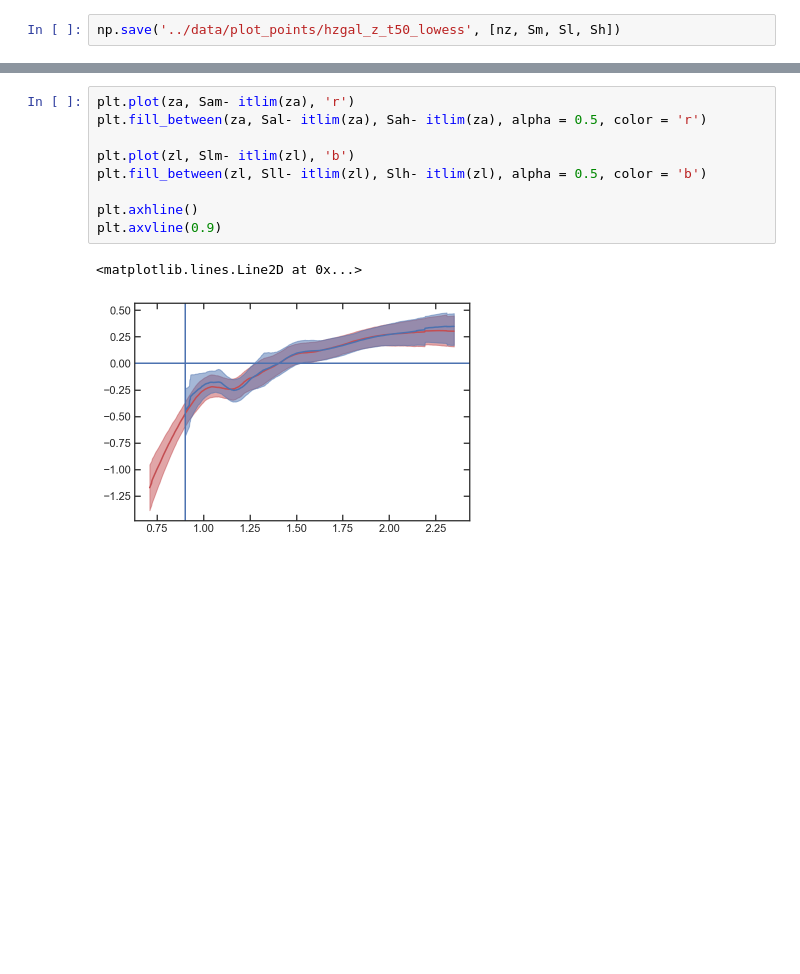
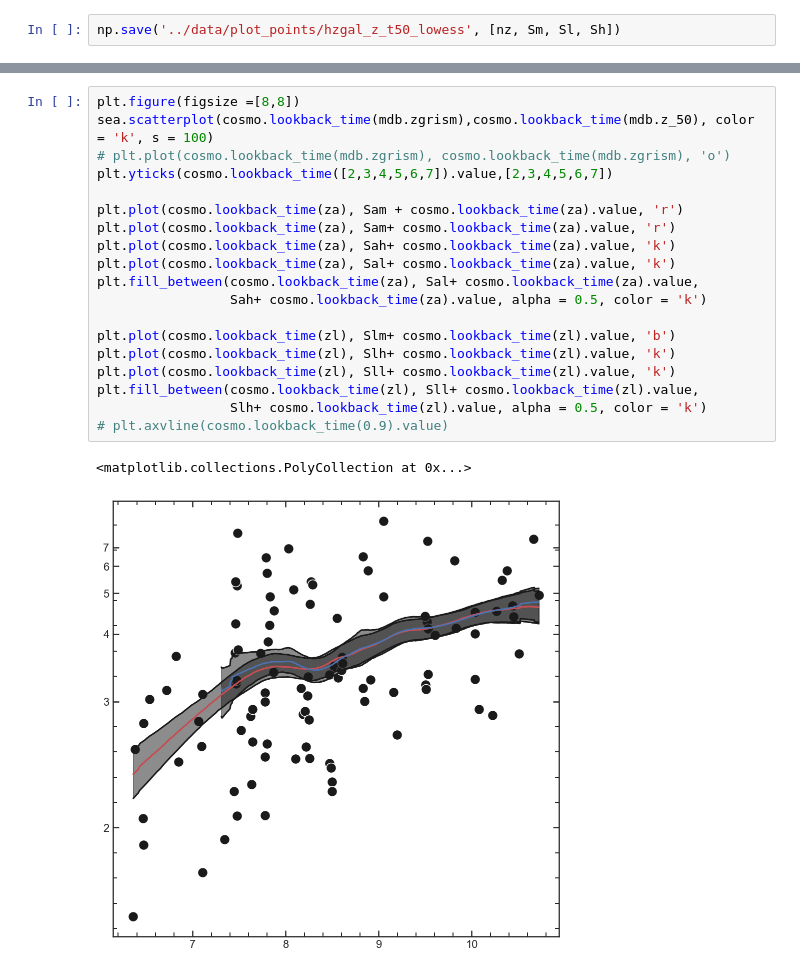
Before and after one commit to Vince-ec/Cluster_and_field, a Jupyter notebook: scripts/low_redshift.ipynb, the cells around one changed output, grey strips where cells are left out. Drawn from its saved outputs; the diff is of its cells as text; blank space fills up the shorter version.

```diff
--- a/scripts/low_redshift.ipynb
+++ b/scripts/low_redshift.ipynb
@@ -1148,12 +1167,22 @@ plt.axvline(0.9)
-# %%
-plt.plot(za, Sam- itlim(za), 'r')
-plt.fill_between(za, Sal- itlim(za), Sah- itlim(za), alpha = 0.5, color = 'r')
-
-plt.plot(zl, Slm- itlim(zl), 'b')
-plt.fill_between(zl, Sll- itlim(zl), Slh- itlim(zl), alpha = 0.5, color = 'b')
-
-plt.axhline()
-plt.axvline(0.9)
-# %% [output]
-<matplotlib.lines.Line2D at 0x...>
-[figure, removed]
+# %%
+plt.figure(figsize =[8,8])
+sea.scatterplot(cosmo.lookback_time(mdb.zgrism),cosmo.lookback_time(mdb.z_50), color = 'k', s = 100)
+# plt.plot(cosmo.lookback_time(mdb.zgrism), cosmo.lookback_time(mdb.zgrism), 'o')
+plt.yticks(cosmo.lookback_time([2,3,4,5,6,7]).value,[2,3,4,5,6,7])
+
+plt.plot(cosmo.lookback_time(za), Sam + cosmo.lookback_time(za).value, 'r')
+plt.plot(cosmo.lookback_time(za), Sam+ cosmo.lookback_time(za).value, 'r')
+plt.plot(cosmo.lookback_time(za), Sah+ cosmo.lookback_time(za).value, 'k')
+plt.plot(cosmo.lookback_time(za), Sal+ cosmo.lookback_time(za).value, 'k')
+plt.fill_between(cosmo.lookback_time(za), Sal+ cosmo.lookback_time(za).value,
+                 Sah+ cosmo.lookback_time(za).value, alpha = 0.5, color = 'k')
+
+plt.plot(cosmo.lookback_time(zl), Slm+ cosmo.lookback_time(zl).value, 'b')
+plt.plot(cosmo.lookback_time(zl), Slh+ cosmo.lookback_time(zl).value, 'k')
+plt.plot(cosmo.lookback_time(zl), Sll+ cosmo.lookback_time(zl).value, 'k')
+plt.fill_between(cosmo.lookback_time(zl), Sll+ cosmo.lookback_time(zl).value,
+                 Slh+ cosmo.lookback_time(zl).value, alpha = 0.5, color = 'k')
+# plt.axvline(cosmo.lookback_time(0.9).value)
+# %% [output]
+<matplotlib.collections.PolyCollection at 0x...>
+[figure, added]
```
Also changed, not shown: parts of 6 cells of this notebook.
